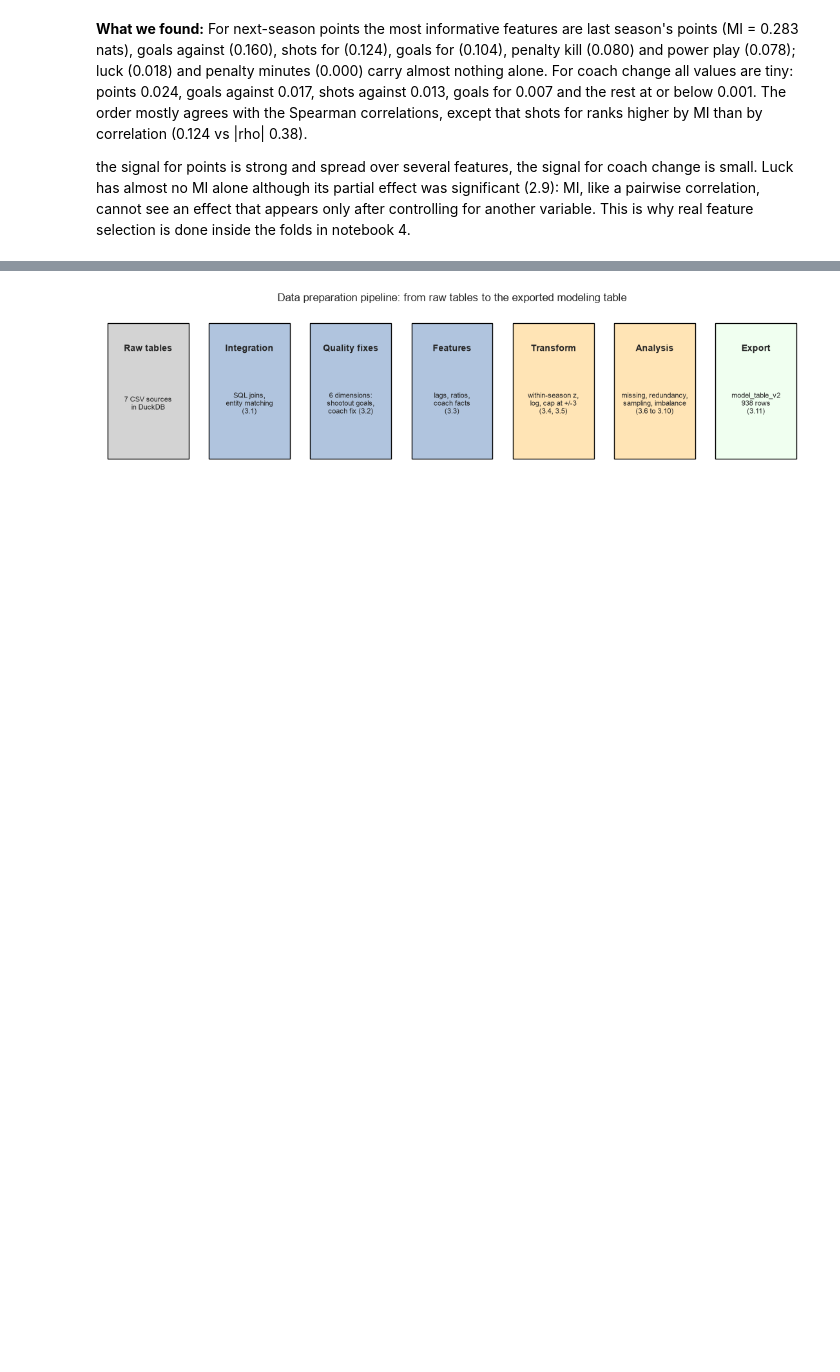
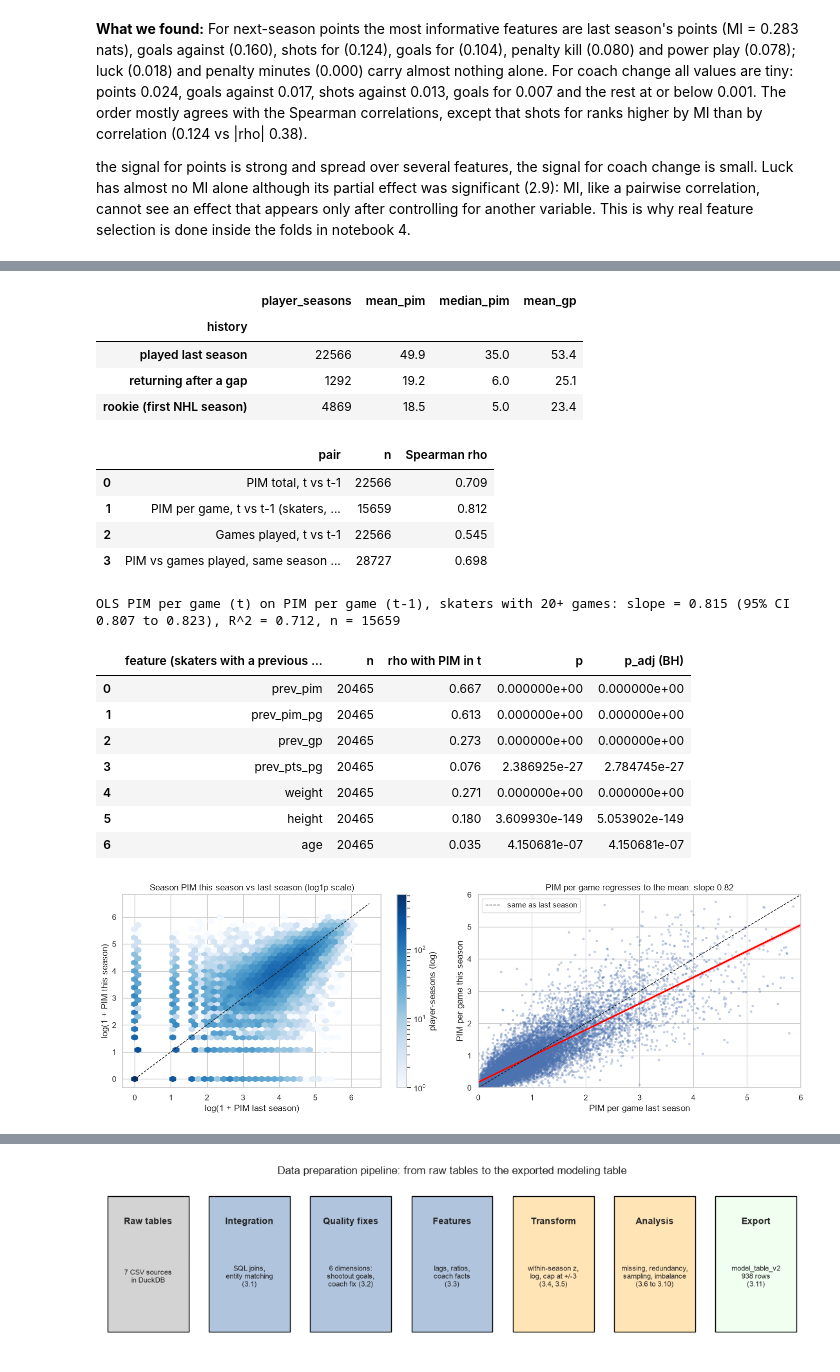
Before and after one commit to AmirMasnavi/hockey-season-prediction, a Jupyter notebook: notebooks/1_eda.ipynb, the cells around one changed output, grey strips where cells are left out. Cells and saved outputs as stored; diff of their text form; code cells hidden in the pictures; blank space fills up the shorter version.

```diff
--- a/notebooks/1_eda.ipynb
+++ b/notebooks/1_eda.ipynb
@@ -812,0 +910,74 @@ the signal for points is strong and spread over several features, the signal for
+# %%
+# Pair each player-season with the same player's previous NHL season (2005 -> 2003)
+nhl_seasons = sorted(con.execute("SELECT DISTINCT year FROM Teams WHERE lgID = 'NHL'").df()['year'])
+pl_prev_year = dict(zip(nhl_seasons[1:], nhl_seasons[:-1]))
+py['prev_year'] = py['year'].map(pl_prev_year)
+# (previous seasons come from all years, so 1967 players keep their 1966 season, as for teams in 2.2)
+earlier = con.execute("SELECT playerID, year AS prev_year, gp AS prev_gp, pim AS prev_pim, pim / gp AS prev_pim_pg, pts AS prev_pts FROM player_year").df()
+ppairs = py.merge(earlier, on=['playerID', 'prev_year'], how='left')
+first_year = con.execute("SELECT playerID, min(year) AS first_nhl FROM player_year GROUP BY playerID").df()
+ppairs = ppairs.merge(first_year, on='playerID')
+ppairs['history'] = np.where(ppairs['prev_gp'].notna(), 'played last season', np.where(ppairs['year'] == ppairs['first_nhl'], 'rookie (first NHL season)', 'returning after a gap'))
+display(ppairs.groupby('history').agg(player_seasons=('pim', 'size'), mean_pim=('pim', 'mean'), median_pim=('pim', 'median'), mean_gp=('gp', 'mean')).round(1))
+
+# Persistence: Spearman between consecutive seasons, and how much games played matters
+both = ppairs[ppairs['prev_gp'].notna()]
+reg = both[(both['gp'] >= 20) & (both['prev_gp'] >= 20) & (both['pos_group'] != 'goalie')]
+rows = [('PIM total, t vs t-1', both['pim'], both['prev_pim']),
+        ('PIM per game, t vs t-1 (skaters, 20+ games both seasons)', reg['pim_pg'], reg['prev_pim_pg']),
+        ('Games played, t vs t-1', both['gp'], both['prev_gp']),
+        ('PIM vs games played, same season t (GP unknown on prediction day)', py['pim'], py['gp'])]
+display(pd.DataFrame([{'pair': n, 'n': len(a), 'Spearman rho': stats.spearmanr(a, b)[0]} for n, a, b in rows]).round(3))
+
+# Shrinkage: slope of this season's PIM per game on last season's
+m_pim = smf.ols('pim_pg ~ prev_pim_pg', data=reg).fit()
+lo, hi = m_pim.conf_int().loc['prev_pim_pg']
+print(f"OLS PIM per game (t) on PIM per game (t-1), skaters with 20+ games: slope = {m_pim.params['prev_pim_pg']:.3f} (95% CI {lo:.3f} to {hi:.3f}), R^2 = {m_pim.rsquared:.3f}, n = {int(m_pim.nobs)}")
+
+# Other candidate signals known before the season, Spearman with this season's PIM (BH-corrected)
+bio = con.execute("SELECT playerID, height, weight, birthYear, birthMon FROM Master").df()
+both = both.merge(bio, on='playerID', how='left')
+both['age'] = both['year'] + 0.75 - (both['birthYear'] + (both['birthMon'].fillna(6.5) - 1) / 12)
+both['prev_pts_pg'] = both['prev_pts'] / both['prev_gp']
+sk_both = both[both['pos_group'] != 'goalie']
+res = []
+for f in ['prev_pim', 'prev_pim_pg', 'prev_gp', 'prev_pts_pg', 'weight', 'height', 'age']:
+    ok = sk_both[[f, 'pim']].dropna()
+    r, p = stats.spearmanr(ok[f], ok['pim'])
+    res.append({'feature (skaters with a previous season)': f, 'n': len(ok), 'rho with PIM in t': r, 'p': p})
+res = pd.DataFrame(res)
+res['p_adj (BH)'] = multipletests(res['p'], method='fdr_bh')[1]
+display(res.round({'rho with PIM in t': 3}))
+
+fig, ax = plt.subplots(1, 2, figsize=(14, 4.8))
+hb = ax[0].hexbin(np.log1p(both['prev_pim']), np.log1p(both['pim']), gridsize=35, cmap='Blues', mincnt=1, bins='log')
+ax[0].plot([0, 6.5], [0, 6.5], 'k--', lw=1)
+plt.colorbar(hb, ax=ax[0], label='player-seasons (log)')
+ax[0].set(title='Season PIM this season vs last season (log1p scale)', xlabel='log(1 + PIM last season)', ylabel='log(1 + PIM this season)')
+sns.regplot(data=reg, x='prev_pim_pg', y='pim_pg', scatter_kws={'s': 6, 'alpha': 0.25}, line_kws={'color': 'red'}, ax=ax[1])
+ax[1].plot([0, 6], [0, 6], 'k--', lw=1, label='same as last season')
+ax[1].set(title=f"PIM per game regresses to the mean: slope {m_pim.params['prev_pim_pg']:.2f}", xlabel='PIM per game last season', ylabel='PIM per game this season', xlim=(0, 6), ylim=(0, 6))
+ax[1].legend()
+plt.tight_layout()
+plt.show()
+# %% [output]
+|  | player_seasons | mean_pim | median_pim | mean_gp |
+| history |  |  |  |  |
+| played last season | 22566 | 49.9 | 35.0 | 53.4 |
+| returning after a gap | 1292 | 19.2 | 6.0 | 25.1 |
+| rookie (first NHL season) | 4869 | 18.5 | 5.0 | 23.4 |
+|  | pair | n | Spearman rho |
+| 0 | PIM total, t vs t-1 | 22566 | 0.709 |
+| 1 | PIM per game, t vs t-1 (skaters, ... | 15659 | 0.812 |
+| 2 | Games played, t vs t-1 | 22566 | 0.545 |
+| 3 | PIM vs games played, same season ... | 28727 | 0.698 |
+OLS PIM per game (t) on PIM per game (t-1), skaters with 20+ games: slope = 0.815 (95% CI 0.807 to 0.823), R^2 = 0.712, n = 15659
+|  | feature (skaters with a previous ... | n | rho with PIM in t | p | p_adj (BH) |
+| 0 | prev_pim | 20465 | 0.667 | 0.000000e+00 | 0.000000e+00 |
+| 1 | prev_pim_pg | 20465 | 0.613 | 0.000000e+00 | 0.000000e+00 |
+| 2 | prev_gp | 20465 | 0.273 | 0.000000e+00 | 0.000000e+00 |
+| 3 | prev_pts_pg | 20465 | 0.076 | 2.386925e-27 | 2.784745e-27 |
+| 4 | weight | 20465 | 0.271 | 0.000000e+00 | 0.000000e+00 |
+| 5 | height | 20465 | 0.180 | 3.609930e-149 | 5.053902e-149 |
+| 6 | age | 20465 | 0.035 | 4.150681e-07 | 4.150681e-07 |
+[figure, added]
```
Also changed, not shown: parts of 19 cells of this notebook, 7 other files.
